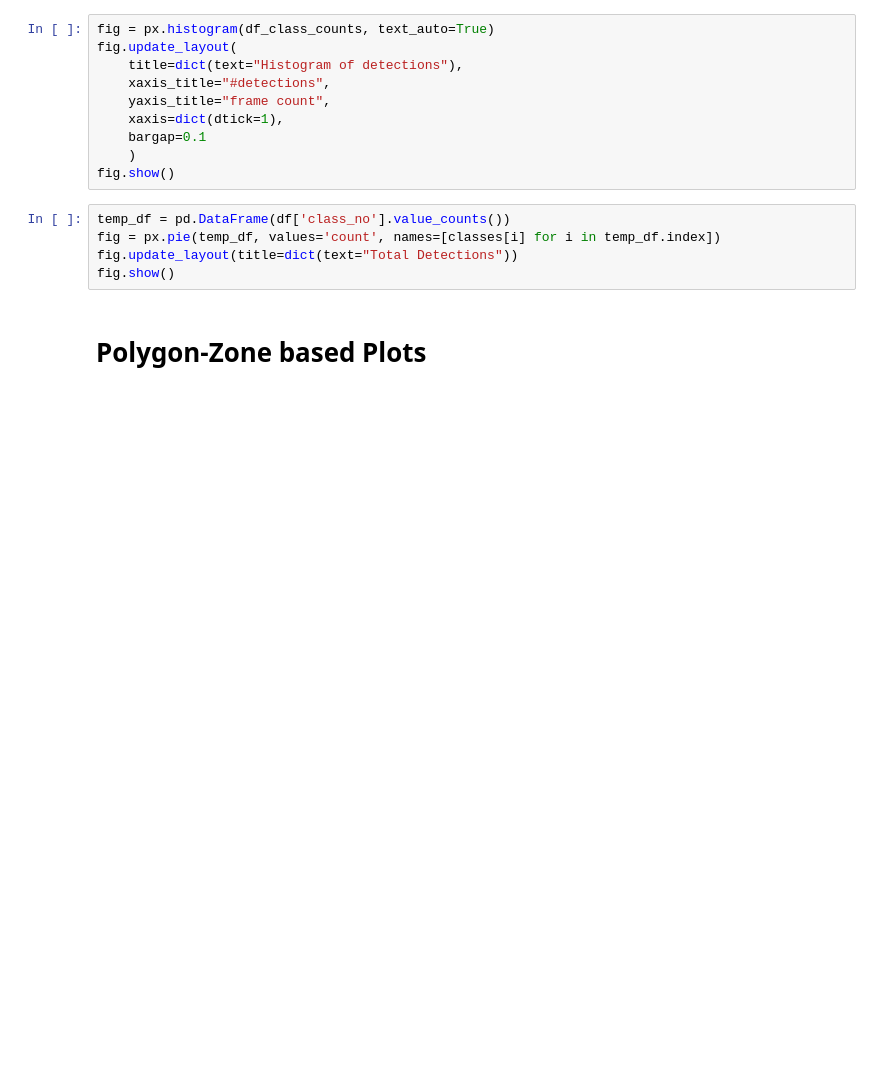
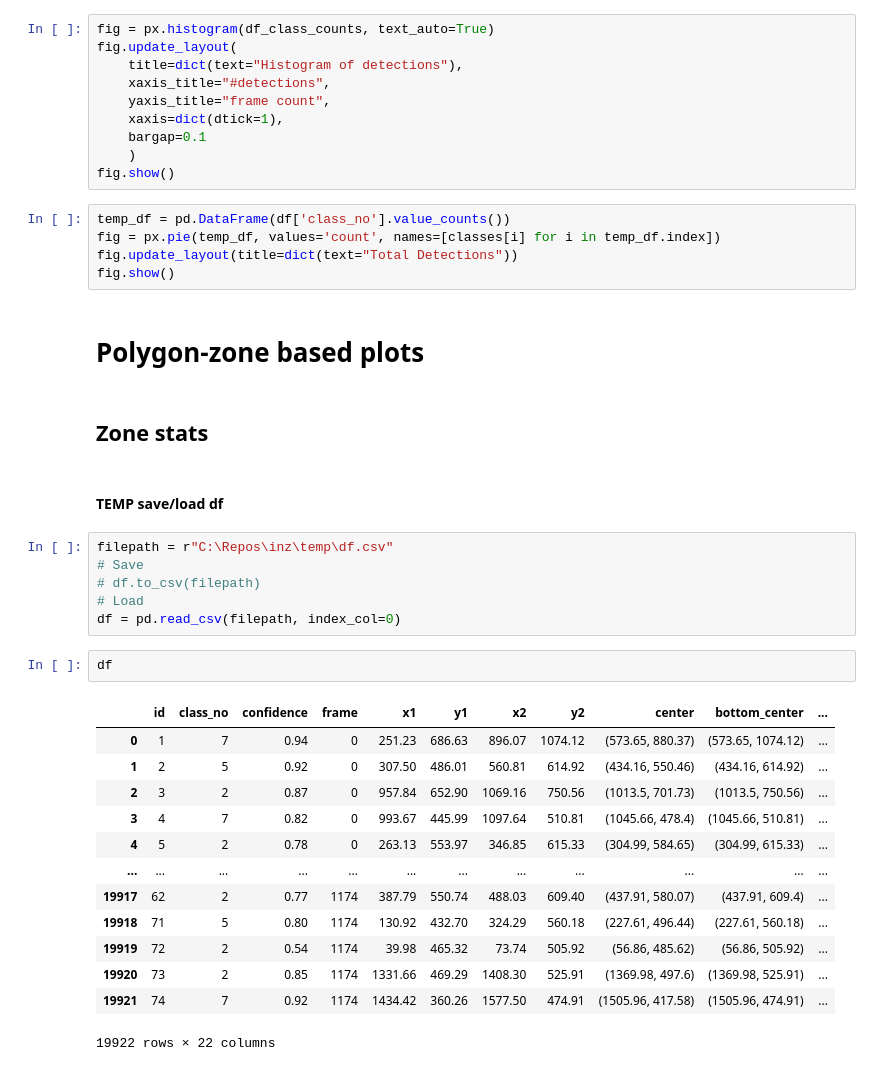
Before and after one commit to krz144/inz, a Jupyter notebook: 2_polygon_zones.ipynb, the cells around one changed output. Drawn from its saved outputs; the diff is of its cells as text; blank space fills up the shorter version.

Commit message:
polygon zones plots wip

```diff
--- a/2_polygon_zones.ipynb
+++ b/2_polygon_zones.ipynb
@@ -402,4 +404,30 @@ fig = px.pie(temp_df, values='count', names=[classes[i] for i in temp_df.index])
 fig.update_layout(title=dict(text="Total Detections"))
 fig.show()
 # %% [markdown]
-# Polygon-Zone based Plots
+# Polygon-zone based plots
+# %% [markdown]
+## Zone stats
+# %% [markdown]
+#### TEMP save/load df
+# %%
+filepath = r"C:\Repos\inz\temp\df.csv"
+# Save
+# df.to_csv(filepath)
+# Load
+df = pd.read_csv(filepath, index_col=0)
+# %%
+df
+# %% [output]
+|  | id | class_no | confidence | frame | x1 | y1 | x2 | y2 | center | bottom_center | ... |
+| 0 | 1 | 7 | 0.94 | 0 | 251.23 | 686.63 | 896.07 | 1074.12 | (573.65, 880.37) | (573.65, 1074.12) | ... |
+| 1 | 2 | 5 | 0.92 | 0 | 307.50 | 486.01 | 560.81 | 614.92 | (434.16, 550.46) | (434.16, 614.92) | ... |
+| 2 | 3 | 2 | 0.87 | 0 | 957.84 | 652.90 | 1069.16 | 750.56 | (1013.5, 701.73) | (1013.5, 750.56) | ... |
+| 3 | 4 | 7 | 0.82 | 0 | 993.67 | 445.99 | 1097.64 | 510.81 | (1045.66, 478.4) | (1045.66, 510.81) | ... |
+| 4 | 5 | 2 | 0.78 | 0 | 263.13 | 553.97 | 346.85 | 615.33 | (304.99, 584.65) | (304.99, 615.33) | ... |
+| ... | ... | ... | ... | ... | ... | ... | ... | ... | ... | ... | ... |
+| 19917 | 62 | 2 | 0.77 | 1174 | 387.79 | 550.74 | 488.03 | 609.40 | (437.91, 580.07) | (437.91, 609.4) | ... |
+| 19918 | 71 | 5 | 0.80 | 1174 | 130.92 | 432.70 | 324.29 | 560.18 | (227.61, 496.44) | (227.61, 560.18) | ... |
+| 19919 | 72 | 2 | 0.54 | 1174 | 39.98 | 465.32 | 73.74 | 505.92 | (56.86, 485.62) | (56.86, 505.92) | ... |
+| 19920 | 73 | 2 | 0.85 | 1174 | 1331.66 | 469.29 | 1408.30 | 525.91 | (1369.98, 497.6) | (1369.98, 525.91) | ... |
+| 19921 | 74 | 7 | 0.92 | 1174 | 1434.42 | 360.26 | 1577.50 | 474.91 | (1505.96, 417.58) | (1505.96, 474.91) | ... |
+19922 rows × 22 columns
```
Also changed, not shown: parts of 13 cells of this notebook, 1 other file.
